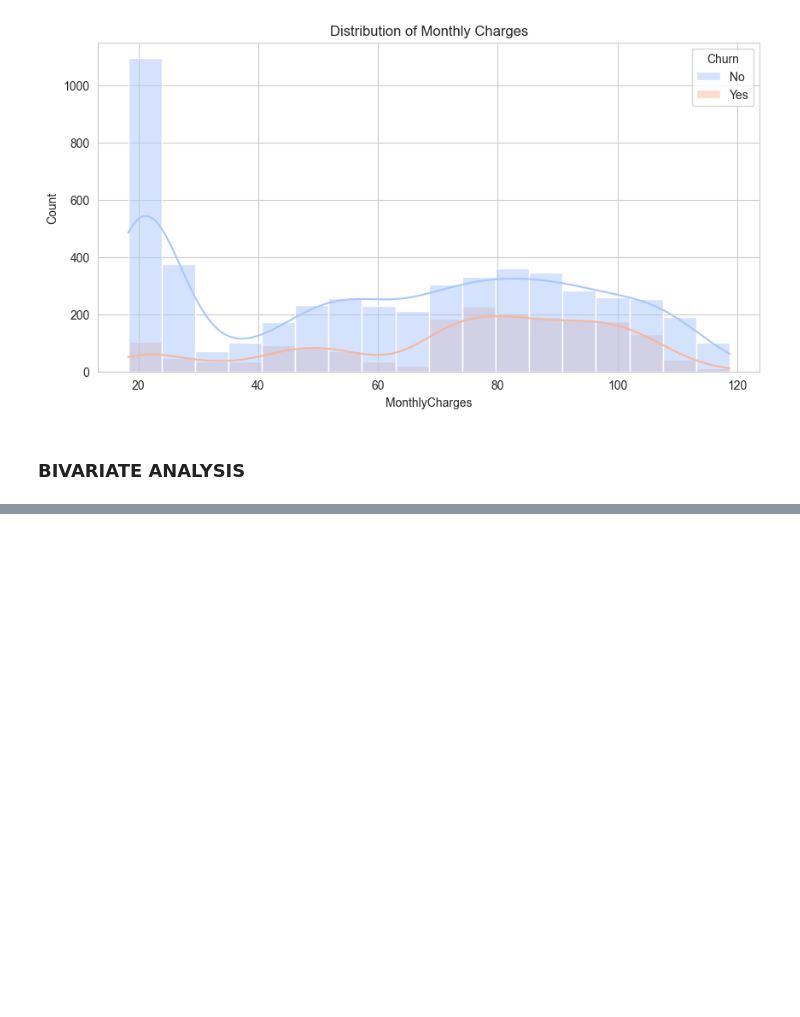
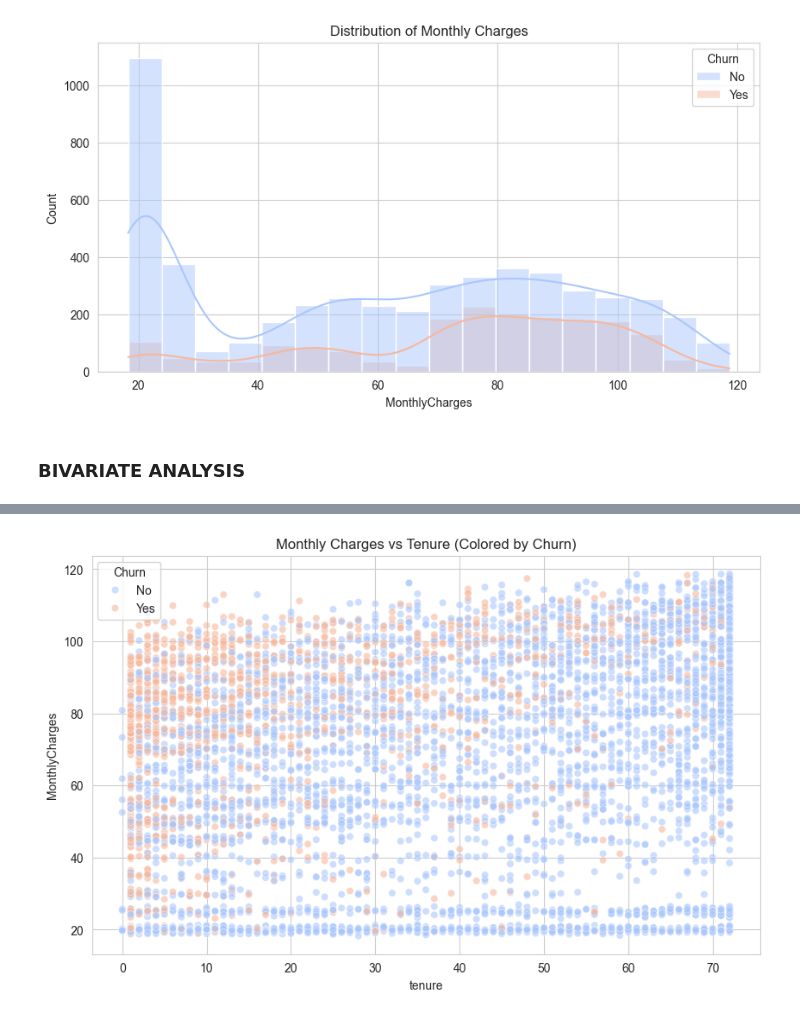
Before and after one commit to Pudamya/CM2604_ML_CW_2425595, a Jupyter notebook: pre_processing.ipynb, the cells around one changed output, grey strips where cells are left out. Saved outputs shown, nothing was run; the diff lists cells and outputs as text; code cells hidden in the pictures; blank space fills up the shorter version.

```diff
--- a/pre_processing.ipynb
+++ b/pre_processing.ipynb
@@ -243,0 +262,11 @@ plt.show()
+# %%
+# Interaction between Tenure and Monthly Charges
+plt.figure(figsize=(10, 6))
+sns.scatterplot(data=df, x='tenure', y='MonthlyCharges', hue='Churn', alpha=0.6, palette='coolwarm')
+plt.title('Monthly Charges vs Tenure (Colored by Churn)')
+plt.show()
+
+# Insight: Look for the "High Monthly Charge / Low Tenure" quadrant (Top Left).
+# If there is a lot of orange there, expensive plans are driving away new users.
+# %% [output]
+[figure, added]
```
Also changed, not shown: parts of 9 cells of this notebook.
